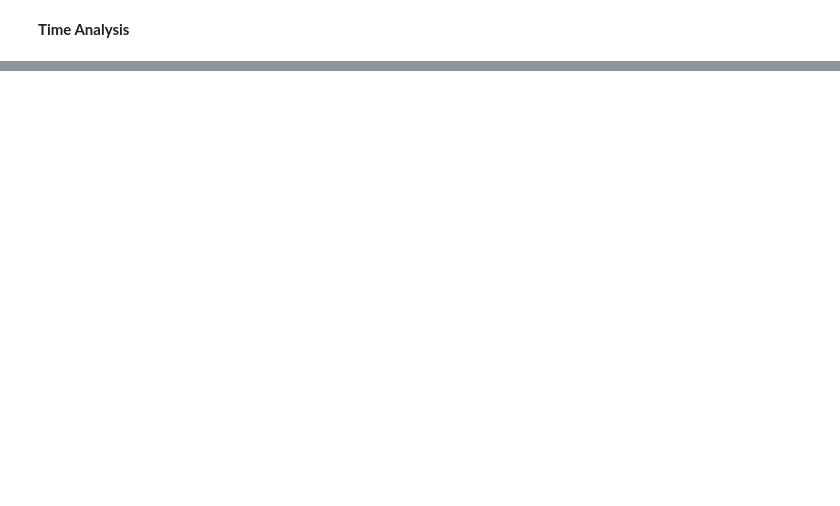
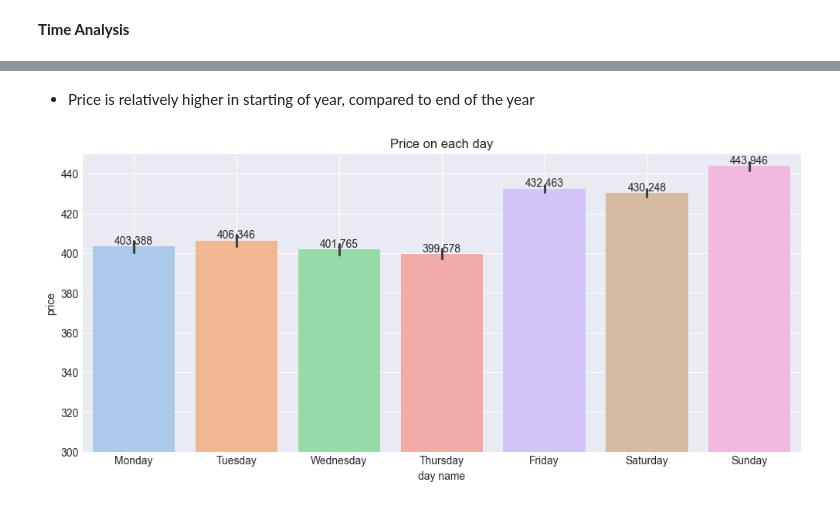
Before and after one commit to IamRaNo/cab_data_analysis, a Jupyter notebook: cab_data_analysis.ipynb, the cells around one changed output, grey strips where cells are left out. Saved outputs shown, nothing was run; the diff lists cells and outputs as text; code cells hidden in the pictures; blank space fills up the shorter version.

```diff
--- a/cab_data_analysis.ipynb
+++ b/cab_data_analysis.ipynb
@@ -888,0 +907,14 @@ There are certain scenarios, where price per distance is much higher that normal
+# %% [markdown]
+- Price is relatively higher in starting of year, compared to end of the year
+# %%
+day_order = ['Monday', 'Tuesday', 'Wednesday', 'Thursday', 'Friday', 'Saturday', 'Sunday']
+plt.figure(figsize=(12,5))
+ax=sns.barplot(x='day name',y='price',data=data,palette='pastel',order=day_order)
+for container in ax.containers:
+    ax.bar_label(container)
+plt.title('Price on each day')
+plt.grid("-")
+plt.ylim(300,450)
+plt.show()
+# %% [output]
+[figure, added]
```
Also changed, not shown: parts of 36 cells of this notebook.
